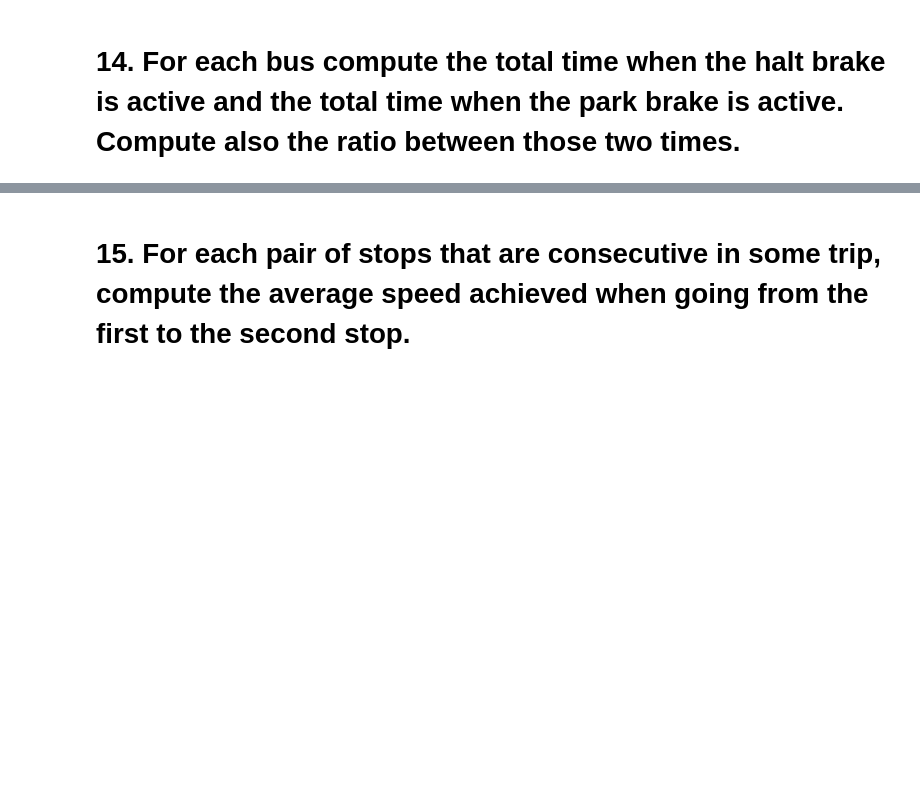
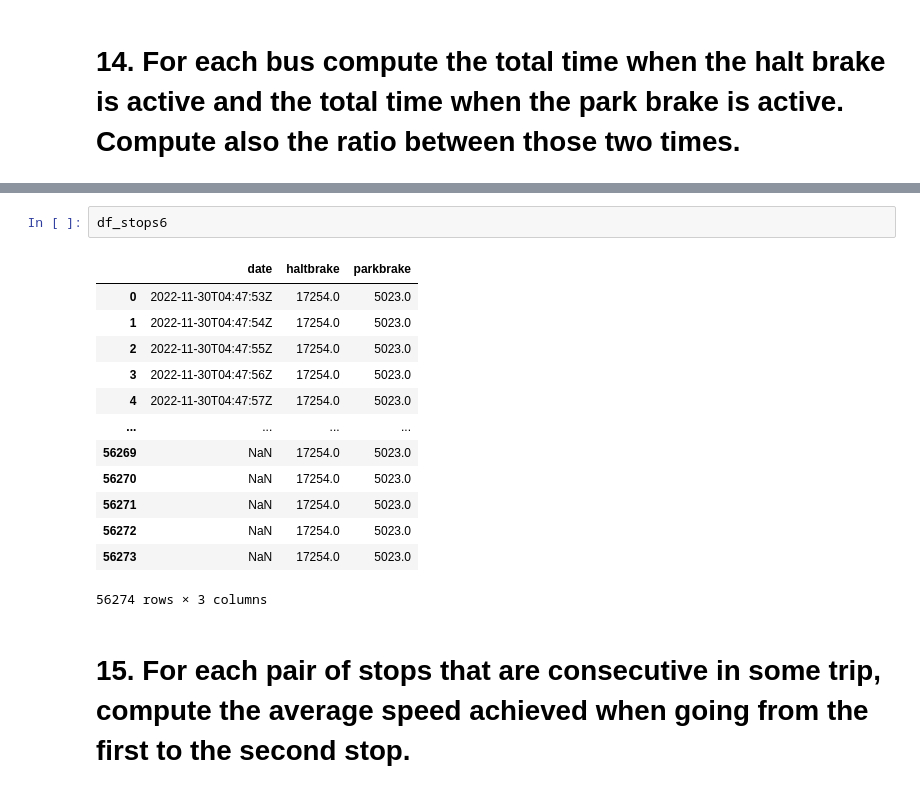
Before and after one commit to andrecardinali/progettocs, a Jupyter notebook: Project.ipynb, the cells around one changed output, grey strips where cells are left out. Drawn from its saved outputs; the diff is of its cells as text; blank space fills up the shorter version.

```diff
--- a/Project.ipynb
+++ b/Project.ipynb
@@ -359,2 +374,18 @@ provaaa.head()
+# %%
+df_stops6
+# %% [output]
+|  | date | haltbrake | parkbrake |
+| 0 | 2022-11-30T04:47:53Z | 17254.0 | 5023.0 |
+| 1 | 2022-11-30T04:47:54Z | 17254.0 | 5023.0 |
+| 2 | 2022-11-30T04:47:55Z | 17254.0 | 5023.0 |
+| 3 | 2022-11-30T04:47:56Z | 17254.0 | 5023.0 |
+| 4 | 2022-11-30T04:47:57Z | 17254.0 | 5023.0 |
+| ... | ... | ... | ... |
+| 56269 | NaN | 17254.0 | 5023.0 |
+| 56270 | NaN | 17254.0 | 5023.0 |
+| 56271 | NaN | 17254.0 | 5023.0 |
+| 56272 | NaN | 17254.0 | 5023.0 |
+| 56273 | NaN | 17254.0 | 5023.0 |
+56274 rows × 3 columns
 # %% [markdown]
 # 15. For each pair of stops that are consecutive in some trip, compute the average speed achieved when going from the first to the second stop.
```
Also changed, not shown: parts of 10 cells of this notebook.
